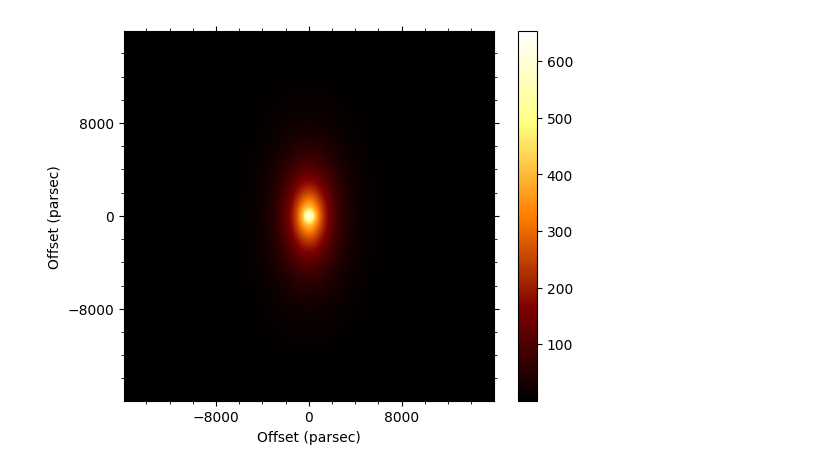
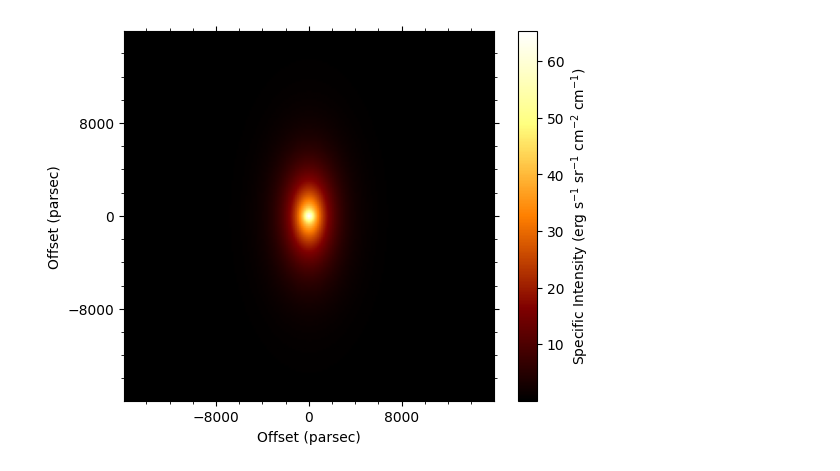
Before and after one commit to yunqibillyli/siltsong, a Jupyter notebook: MW.ipynb, the cells around one changed output. Saved outputs shown, nothing was run; the diff lists cells and outputs as text; code cells hidden in the pictures.

```diff
--- a/MW.ipynb
+++ b/MW.ipynb
@@ -9,8 +9,8 @@ from siltsong.stars import blackbody
 # %%
 view_length = 32000
 distance_steps = 200
-theta_steps = 360
-phi_steps = 360
+theta_steps = 1
+phi_steps = 1
 distance_substeps = 10
 dr = view_length / 2 / distance_steps
 ds = dr / distance_substeps
@@ -28,30 +28,29 @@ inclination = pi * (inclination_degrees / 180)
 sin_inc = sin(inclination)
 cos_inc = cos(inclination)
 
-ms_count = 1e5
+ms_count = 1
 
 wavelength = 5.47e-5
+
+rho0_disk = 0.1
+Rd = 2500
+zd = 300
+rb = 500
+rho0_bulge = 0.05
 # %%
 central_source = 0 # blackbody(wavelength, temperature = 1e8)
 
-sca_cm_squared_per_g, ext_cm_squared_per_g = 0, 1.6e-15 # Assuming stars don't scatter light, the cross sectional area of the sun in pc^2
+sca_cm_squared_per_g, ext_cm_squared_per_g = 0, 1.6e-15 # Assuming stars don't scatter light, so many suns in pc^2
 
-source_function = blackbody(wavelength, temperature = 6000) # So many suns
+source_function = (3.24 * 10 ** 19) ** 2 * blackbody(wavelength, temperature = 6000) # this outputs in cgs so I have to convert it to per pc^2
 
 def scattering_phase_function(angle):
     return 0
 # %%
 def density_cartesian(x, y, z):
+
     R = np.sqrt(x ** 2 + y ** 2)
-
-    rho0_disk = 1.0
-    Rd = 2500
-    zd = 300
-    rho0_bulge = 0.5
-    rb = 500
-
     disk_density = rho0_disk * np.exp(-R / Rd) * np.exp(-np.abs(z) / zd)
-
     r = np.sqrt(x ** 2 + y ** 2 + z ** 2)
     bulge_density = rho0_bulge / (1 + (r / rb) ** 2) ** (2.5)
 
@@ -95,31 +77,32 @@ Performing peel-off:
 # %%
 import numpy as np
 import matplotlib.pyplot as plt
+from matplotlib.colors import LogNorm
 from matplotlib.ticker import MultipleLocator
 
 pixel_size = view_length / resolution
 n_pixels = image.shape[0]
 half_size = (n_pixels // 2) * pixel_size
 extent = [-half_size, half_size, -half_size, half_size]
 
-plt.imshow(image, origin = 'lower', cmap = 'afmhot', extent = extent)
+plt.imshow(image / ((3.24 * 10 ** 19) ** 2), origin = 'lower', cmap = 'afmhot', extent = extent)
 
 ax = plt.gca()
 ax.set_aspect('equal')
 ax.xaxis.set_major_locator(MultipleLocator(view_length // 4))
 ax.xaxis.set_minor_locator(MultipleLocator(view_length // 16))
 ax.yaxis.set_major_locator(MultipleLocator(view_length // 4))
 ax.yaxis.set_minor_locator(MultipleLocator(view_length // 16))
 ax.tick_params(which = 'both', direction = 'out', top = True, right = True)
 
 ax.set_xlabel('Offset (parsec)')
 ax.set_ylabel('Offset (parsec)')
 
 cbar = plt.colorbar()
-# cbar.set_label(r'Specific Intensity (erg s$^{{-1}}$ sr$^{{-1}}$ cm$^{{-2}}$ cm$^{{-1}}$)')
+cbar.set_label(r'Specific Intensity (erg s$^{{-1}}$ sr$^{{-1}}$ cm$^{{-2}}$ cm$^{{-1}}$)')
 
 plt.show()
 # %% [output]
-[figure, old version]
+[figure, new version]
 # %%
 # END
```
Also changed, not shown: parts of 2 cells of this notebook.
